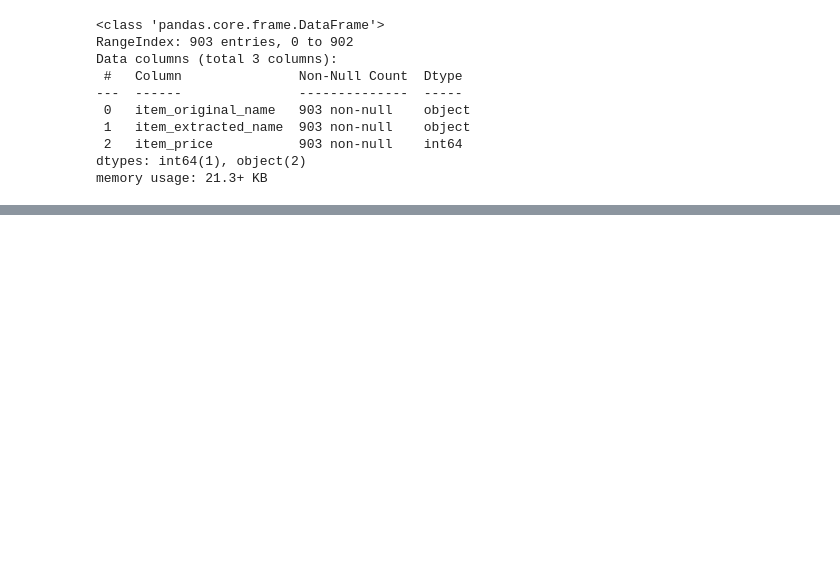
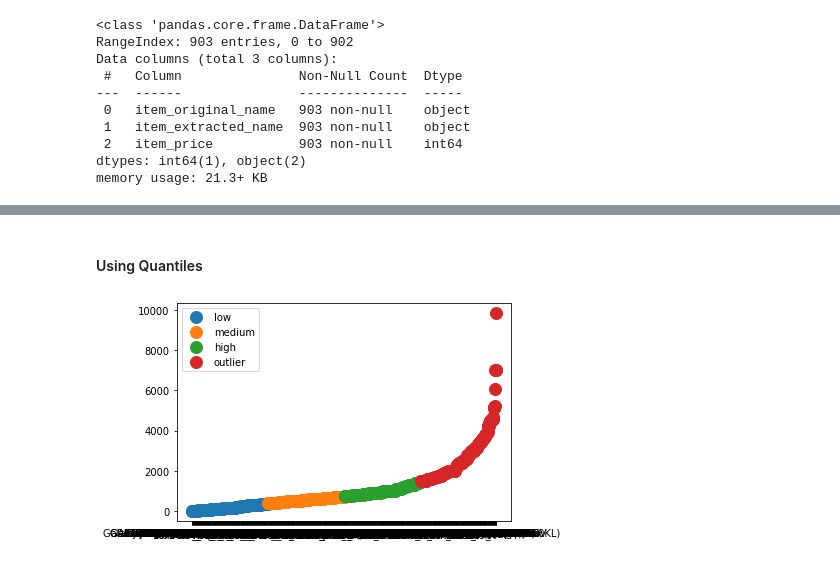
Before and after one commit to thiagolrpinho/phone_prices_crawler, a Jupyter notebook: main.ipynb, the cells around one changed output, grey strips where cells are left out. Drawn from its saved outputs; the diff is of its cells as text; code cells hidden in the pictures; blank space fills up the shorter version.

```diff
--- a/main.ipynb
+++ b/main.ipynb
@@ -179,0 +163,16 @@ extracted_data.head(10)
+# %% [markdown]
+#### Using Quantiles
+# %%
+price_range_labels = ['low', 'medium', 'high', 'outlier']
+device_extracted_data_df['price_range_q'] = pd.qcut(device_extracted_data_df['item_price'], q=4, labels=price_range_labels)
+groups = device_extracted_data_df.groupby('price_range_q')
+# Plot
+fig, ax = plt.subplots()
+ax.margins(0.05) # Optional, just adds 5% padding to the autoscaling
+for name, group in groups:
+    ax.plot(group['item_original_name'], group['item_price'], marker='o', linestyle='', ms=12, label=name)
+ax.legend()
+
+plt.show()
+# %% [output]
+[figure, added]
```
Also changed, not shown: parts of 17 cells of this notebook.
